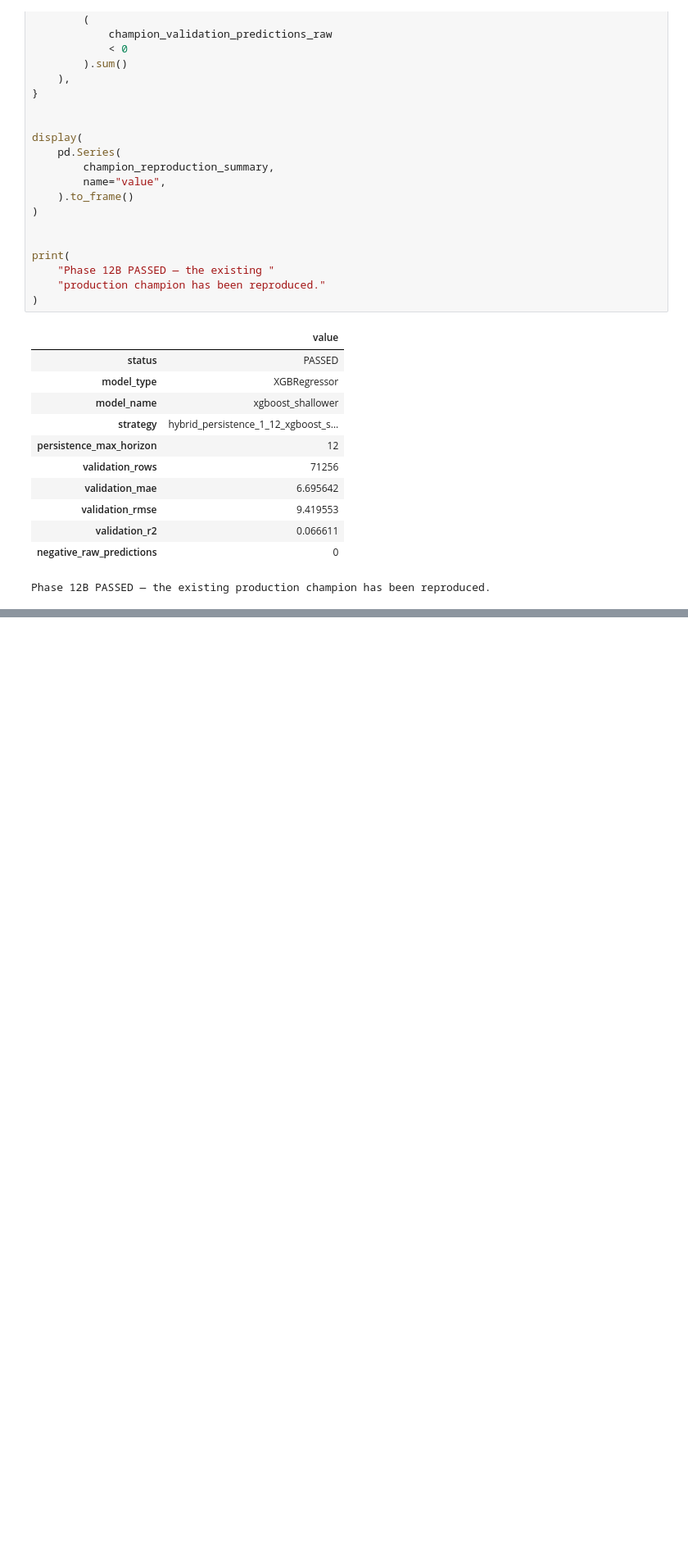
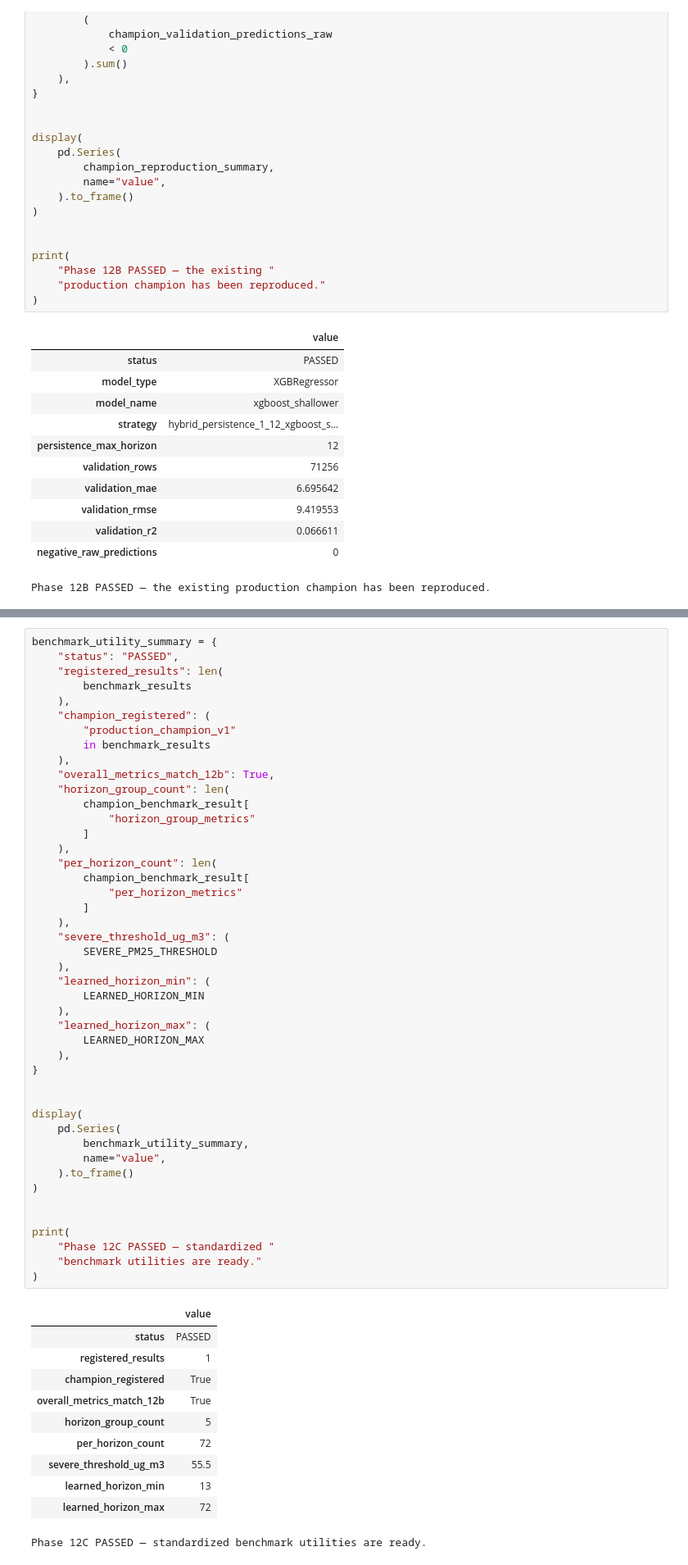
Before and after one commit to riyanj220/pearls-aqi-predictor, a Jupyter notebook: notebooks/12_model_challenger_benchmark.ipynb, the cells around one changed output, grey strips where cells are left out. Shown at 82% size. Drawn from its saved outputs; the diff is of its cells as text; blank space fills up the shorter version.

Commit message:
feat(notebooks): add standardized challenger evaluation utilities

```diff
--- a/notebooks/12_model_challenger_benchmark.ipynb
+++ b/notebooks/12_model_challenger_benchmark.ipynb
@@ -1552,0 +2441,57 @@ Phase 12B PASSED — the existing production champion has been reproduced.
+# %%
+benchmark_utility_summary = {
+    "status": "PASSED",
+    "registered_results": len(
+        benchmark_results
+    ),
+    "champion_registered": (
+        "production_champion_v1"
+        in benchmark_results
+    ),
+    "overall_metrics_match_12b": True,
+    "horizon_group_count": len(
+        champion_benchmark_result[
+            "horizon_group_metrics"
+        ]
+    ),
+    "per_horizon_count": len(
+        champion_benchmark_result[
+            "per_horizon_metrics"
+        ]
+    ),
+    "severe_threshold_ug_m3": (
+        SEVERE_PM25_THRESHOLD
+    ),
+    "learned_horizon_min": (
+        LEARNED_HORIZON_MIN
+    ),
+    "learned_horizon_max": (
+        LEARNED_HORIZON_MAX
+    ),
+}
+
+
+display(
+    pd.Series(
+        benchmark_utility_summary,
+        name="value",
+    ).to_frame()
+)
+
+
+print(
+    "Phase 12C PASSED — standardized "
+    "benchmark utilities are ready."
+)
+# %% [output]
+|  | value |
+| status | PASSED |
+| registered_results | 1 |
+| champion_registered | True |
+| overall_metrics_match_12b | True |
+| horizon_group_count | 5 |
+| per_horizon_count | 72 |
+| severe_threshold_ug_m3 | 55.5 |
+| learned_horizon_min | 13 |
+| learned_horizon_max | 72 |
+Phase 12C PASSED — standardized benchmark utilities are ready.
```
Also changed, not shown: parts of 23 cells of this notebook.
